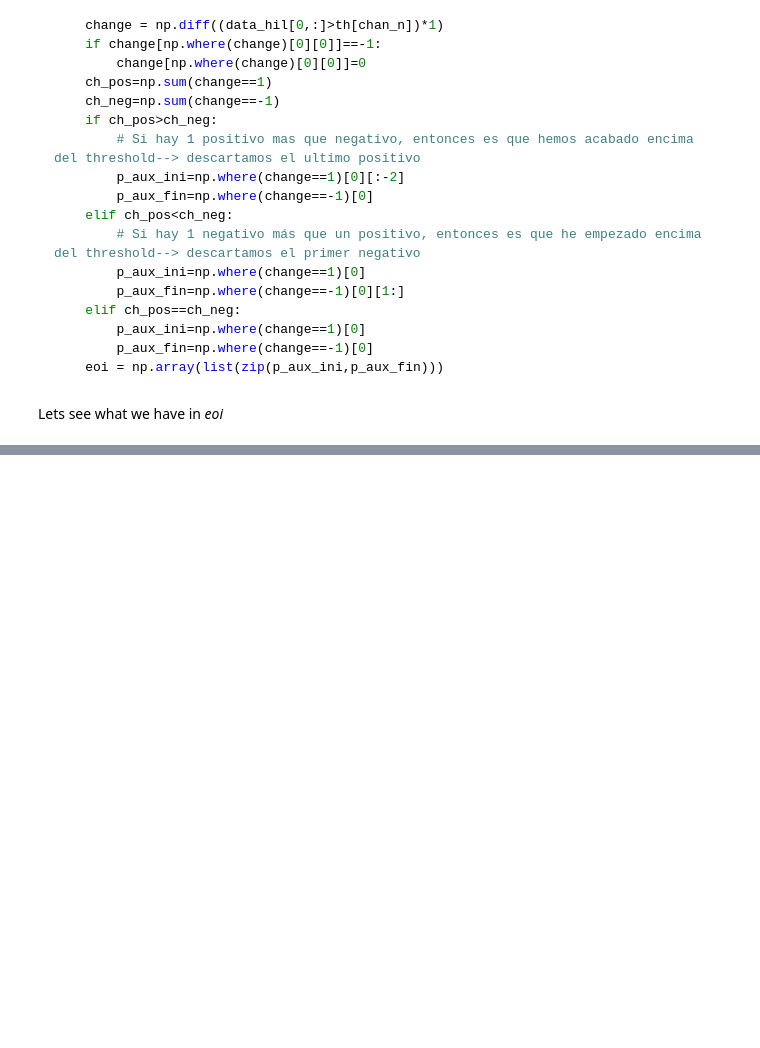
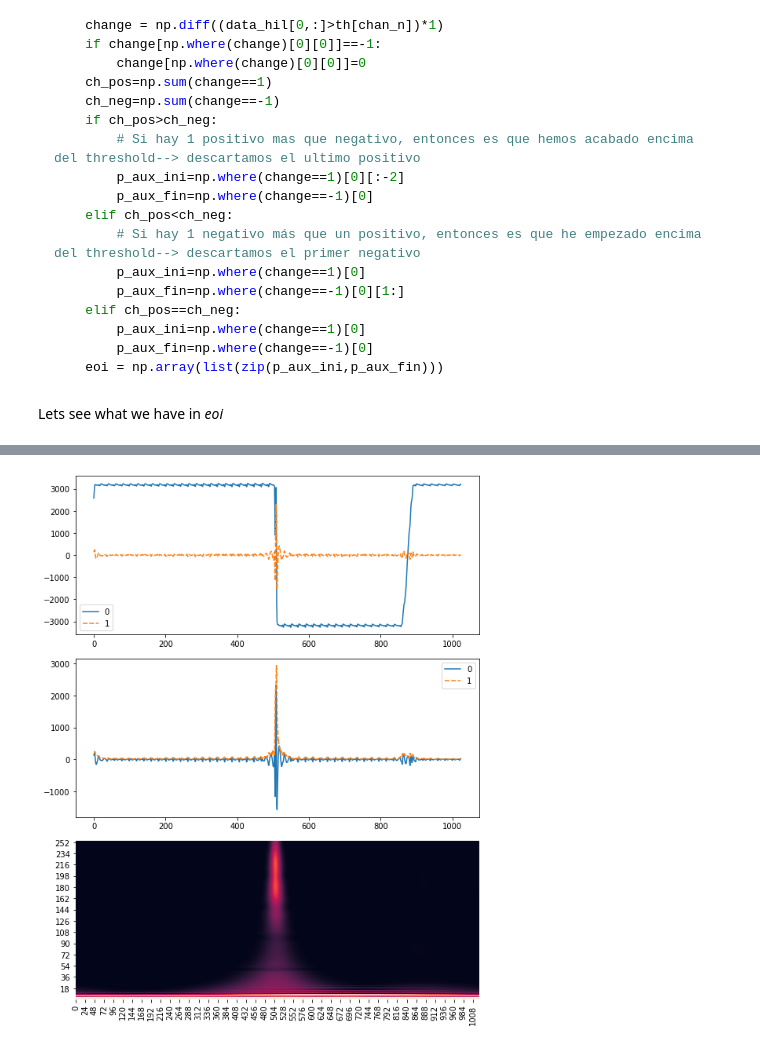
Before and after one commit to cmiglio/signal_processing_with_python, a Jupyter notebook: signal_processing_with_python.ipynb, the cells around one changed output, grey strips where cells are left out. Cells and saved outputs as stored; diff of their text form; code cells hidden in the pictures; blank space fills up the shorter version.

```diff
--- a/signal_processing_with_python.ipynb
+++ b/signal_processing_with_python.ipynb
@@ -137,9 +138,10 @@ for chan_n in channels_vector: # We iterate trough the channels
 raw_hilb = raw80.copy() # We create a copy of our filtered data
 raw_hilb.apply_hilbert() # We apply hilbert to obtain the envelope
 
-chan_n = 0 # We will compute this for the first channel (in python the first index is 0)
+chan_n = 10 # We will compute this for the first channel (in python the first index is 0)
 
-data_80 = raw80.get_data(picks=chan_n)
+data = raw.get_data(picks=chan_n)
+data80 = raw80.get_data(picks=chan_n)
 data_hil = np.abs(raw_hilb.get_data(picks=chan_n))
 th = np.mean(data_hil) + 3*np.std(data_hil)
 change = np.diff((data_hil[0,:]>th)*1)
@@ -186,0 +189,34 @@ print(eoi)
+# %%
+# We select which event we want to plot
+event_to_plot = 10
+
+# We define a window of 500 ms
+win_size = int(0.5 * sfreq)
+# We create an epoch (the structure needed by mne)
+epoch = np.zeros([1,1,win_size*2])
+epoch80 = np.zeros([1,1,win_size*2])
+epoch_hil = np.zeros([1,1,win_size*2])
+
+mid_event = int((eoi[event_to_plot,0]+ eoi[event_to_plot,1])/2)
+epoch[0,0,:] = data[:,mid_event-win_size:mid_event+win_size]
+epoch80[0,0,:] = data80[:,mid_event-win_size:mid_event+win_size]
+epoch_hil[0,0,:] = data_hil[:,mid_event-win_size:mid_event+win_size]
+
+# We compute stockwell
+fmin = 1
+fmax = int(sfreq/4)
+freqs = np.arange(fmin,fmax)
+
+pwr = tfr_array_stockwell(epoch, fmin=fmin, fmax=fmax, width=3, sfreq=sfreq, n_fft=int(win_size*2));
+# %%
+# We plot with seaborn
+fig_size = (8, 10)
+fig, ax = plt.subplots(3,figsize=fig_size)
+plt.autoscale(enable=True, axis='x', tight=True)
+sns.lineplot(ax=ax[0],data=[epoch[0,0,:],epoch80[0,0,:]])
+sns.lineplot(ax=ax[1],data=[epoch80[0,0,:],epoch_hil[0,0,:]])
+sns.heatmap(ax=ax[2],data=pwr[0][0],robust='True',cbar=False)
+ax[2].set(ylim=freqs[[0, -1]])
+plt.tight_layout()
+# %% [output]
+[figure, added]
```
Also changed, not shown: parts of 3 cells of this notebook.
